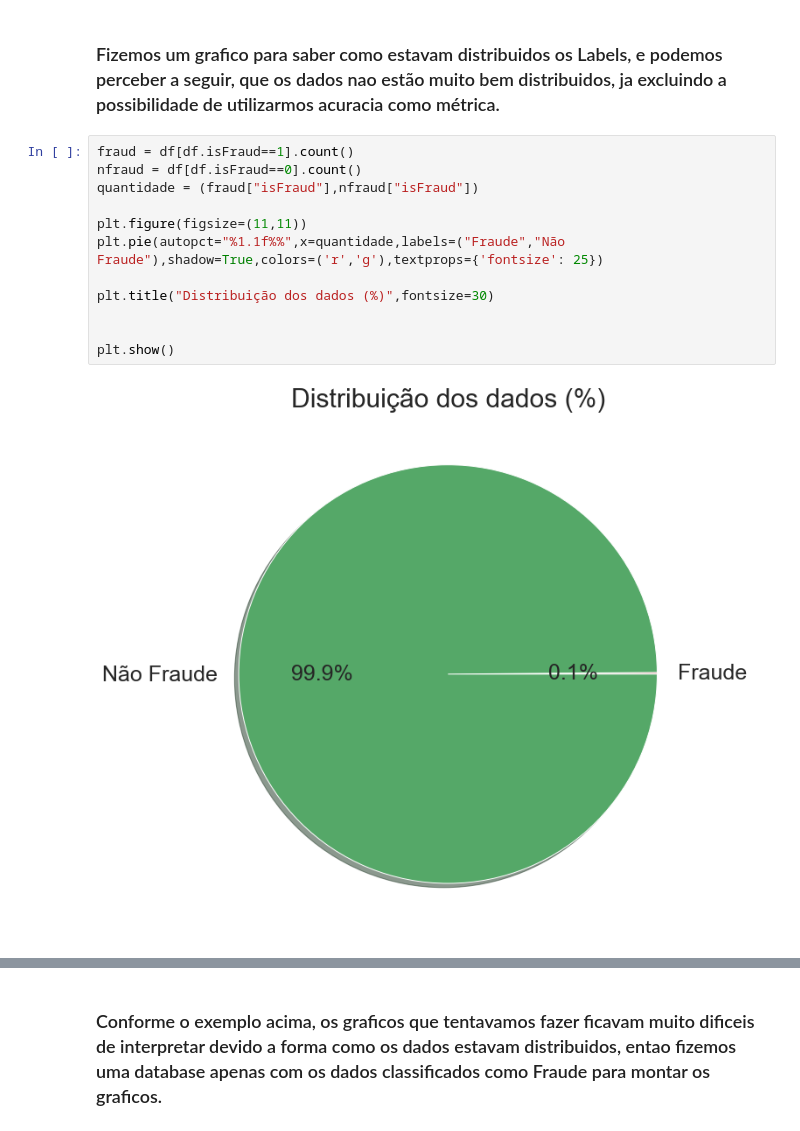
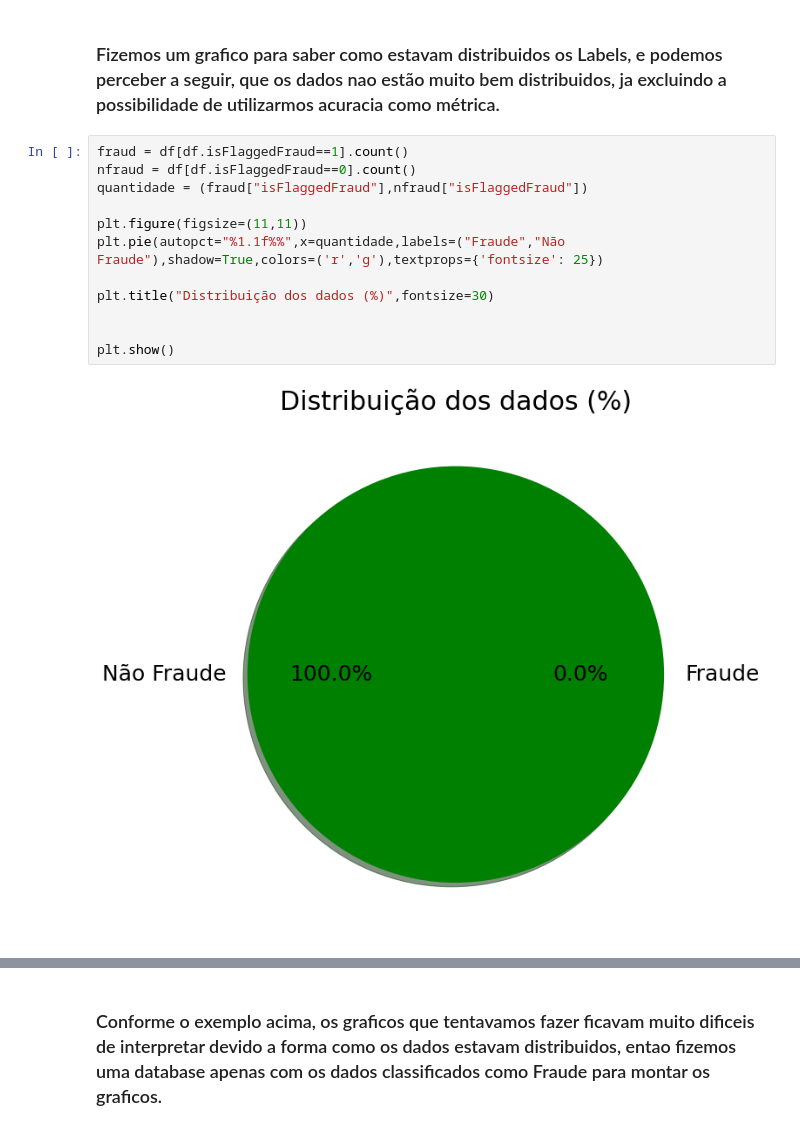
Before and after one commit to KndHvH/367, a Jupyter notebook: FIAP/CyberSegurança/GS/main.ipynb, the cells around one changed output, grey strips where cells are left out. Cells and saved outputs as stored; diff of their text form.

```diff
--- a/FIAP/CyberSegurança/GS/main.ipynb
+++ b/FIAP/CyberSegurança/GS/main.ipynb
@@ -169,19 +169,19 @@ df.describe()
 # %% [markdown]
 ### Fizemos um grafico para saber como estavam distribuidos os Labels, e podemos perceber a seguir, que os dados nao estão muito bem distribuidos, ja excluindo a possibilidade de utilizarmos acuracia como métrica.
 # %%
-fraud = df[df.isFraud==1].count()
-nfraud = df[df.isFraud==0].count()
-quantidade = (fraud["isFraud"],nfraud["isFraud"])
+fraud = df[df.isFlaggedFraud==1].count()
+nfraud = df[df.isFlaggedFraud==0].count()
+quantidade = (fraud["isFlaggedFraud"],nfraud["isFlaggedFraud"])
 
 plt.figure(figsize=(11,11))
 plt.pie(autopct="%1.1f%%",x=quantidade,labels=("Fraude","Não Fraude"),shadow=True,colors=('r','g'),textprops={'fontsize': 25})
 
 plt.title("Distribuição dos dados (%)",fontsize=30)
 
 
 plt.show()
 # %% [output]
-[figure, old version]
+[figure, new version]
 # %%
 
 plt.figure(figsize=(11,11))
```
Also changed, not shown: parts of 7 cells of this notebook.
